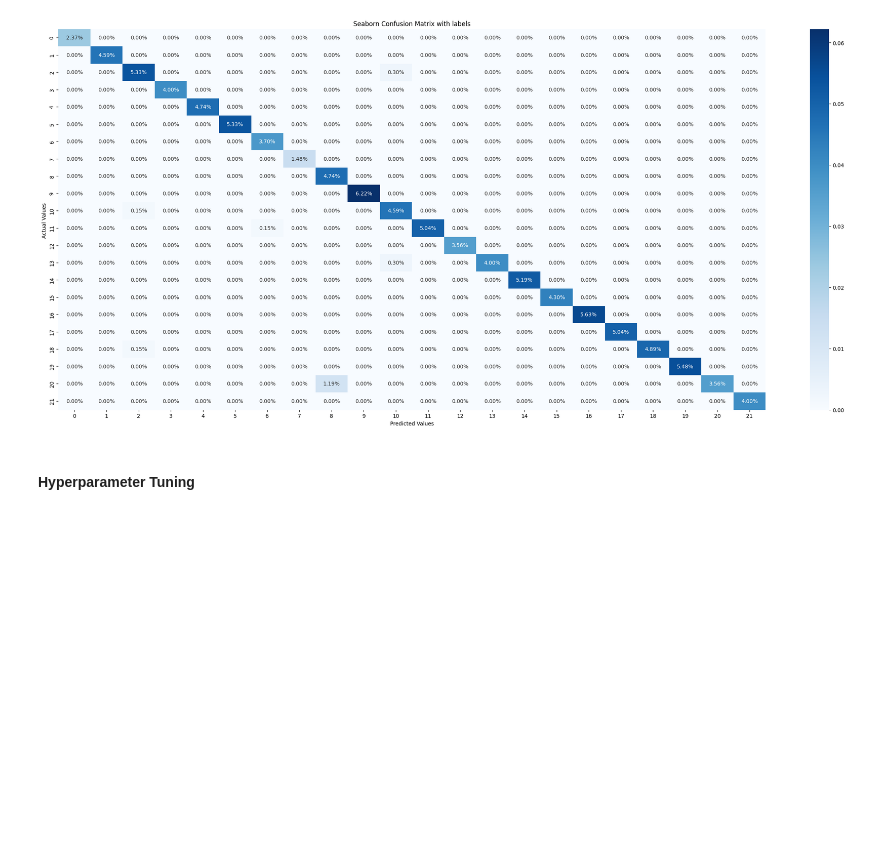
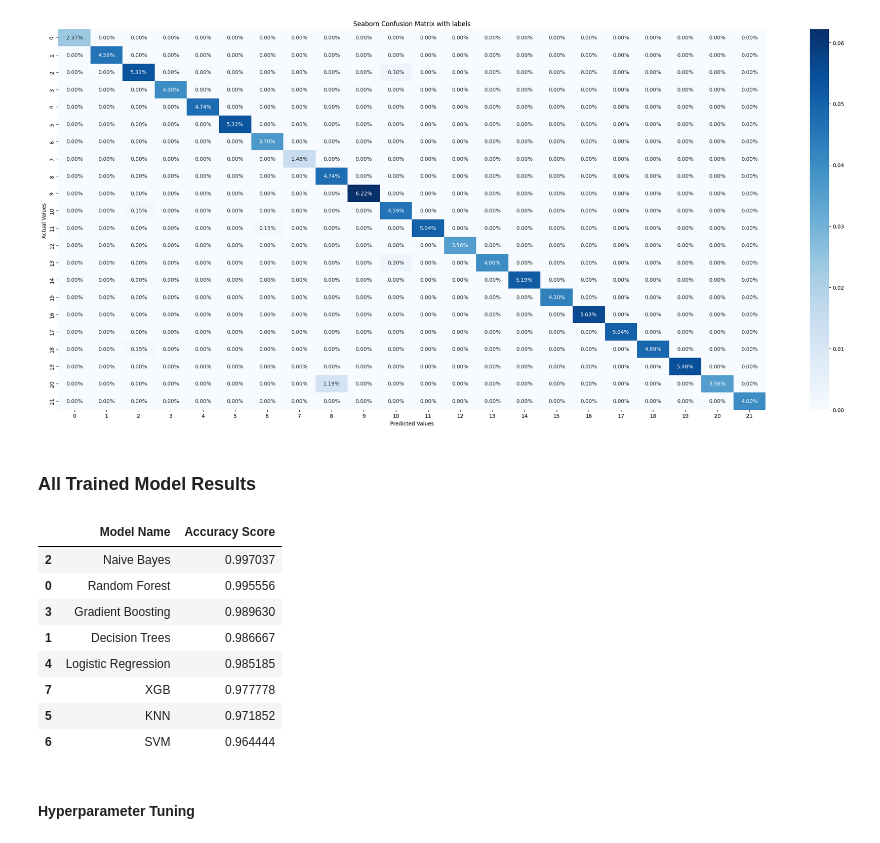
Before and after one commit to KayDD1/crop_recommender_to_deployment, a Jupyter notebook: notebook/MODEL_TRAINING_Crop_Recommender.ipynb, the cells around one changed output. Drawn from its saved outputs; the diff is of its cells as text; code cells hidden in the pictures; blank space fills up the shorter version.

```diff
--- a/notebook/MODEL_TRAINING_Crop_Recommender.ipynb
+++ b/notebook/MODEL_TRAINING_Crop_Recommender.ipynb
@@ -265,7 +268,8 @@ Gradient Boosting Machine
 from sklearn.ensemble import GradientBoostingClassifier
 gb = GradientBoostingClassifier()
 gb.fit(X_train, y_train)
-gb.score(X_test, y_test)
+gb_score = gb.score(X_test, y_test)
+gb_score
 # %% [output]
 0.9851851851851852
 # %%
@@ -286,7 +290,8 @@ K-Nearest Neighbors
 # %%
 knn = KNeighborsClassifier()
 knn.fit(X_train, y_train)
-knn.score(X_test, y_test)
+knn_score = knn.score(X_test, y_test)
+knn_score
 # %% [output]
 0.9718518518518519
 # %%
@@ -307,7 +312,8 @@ Logistic Regression
 # %%
 lr = LogisticRegression()
 lr.fit(X_train, y_train)
-lr.score(X_test, y_test)
+lr_score = lr.score(X_test, y_test)
+lr_score
 # %% [output]
 0.9644444444444444
 # %%
@@ -328,7 +334,8 @@ Support Vector Machine
 # %%
 svm = SVC(probability=True)
 svm.fit(X_train, y_train)
-svm.score(X_test, y_test)
+svm_score = svm.score(X_test, y_test)
+svm_score
 # %% [output]
 0.9777777777777777
 # %%
@@ -344,6 +351,30 @@ ax.set_ylabel('Actual Values ')
 plt.show()
 # %% [output]
 [figure]
+# %% [markdown]
+### All Trained Model Results
+# %%
+#creating a dataframe
+data = {'Model Name': ['Random Forest','Decision Trees','Naive Bayes','Gradient Boosting','Logistic Regression',
+                       'KNN', 'SVM', 'XGB'],
+        'Accuracy Score': [rf_score,dt_score,nb_score, xgb_score,gb_score,knn_score,lr_score, svm_score]
+       }
+
+#creating a dataframe
+df_hyperparameter_data = pd.DataFrame(data)
+
+df_scores = df_hyperparameter_data.sort_values(by='Accuracy Score', ascending=False)
+df_scores
+# %% [output]
+|  | Model Name | Accuracy Score |
+| 2 | Naive Bayes | 0.997037 |
+| 0 | Random Forest | 0.995556 |
+| 3 | Gradient Boosting | 0.989630 |
+| 1 | Decision Trees | 0.986667 |
+| 4 | Logistic Regression | 0.985185 |
+| 7 | XGB | 0.977778 |
+| 5 | KNN | 0.971852 |
+| 6 | SVM | 0.964444 |
 # %% [markdown]
 #### Hyperparameter Tuning
 # %% [markdown]
```
Also changed, not shown: parts of 7 cells of this notebook, 5 other files.
